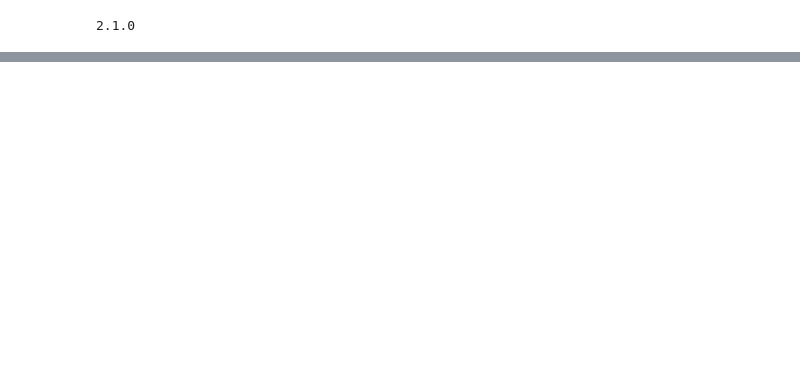
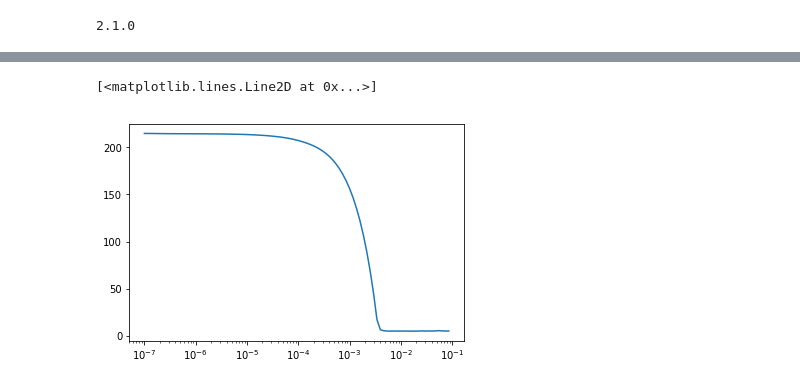
Before and after one commit to padmaja-kulkarni/MachineLearningAndAlgorithms, a Jupyter notebook: RNNTutorial/RNNTutorial.ipynb, the cells around one changed output, grey strips where cells are left out. Drawn from its saved outputs; the diff is of its cells as text; code cells hidden in the pictures; blank space fills up the shorter version.

```diff
--- a/RNNTutorial/RNNTutorial.ipynb
+++ b/RNNTutorial/RNNTutorial.ipynb
@@ -49,0 +154,23 @@ plt.plot(series)
+# %%
+'''
+Clear model of earlier versions.
+'''
+tf.keras.backend.clear_session()
+'''
+Create model
+'''
+
+model = tf.keras.models.Sequential([
+  tf.keras.layers.Lambda(lambda x: tf.expand_dims(x, axis=-1), ## RNN need extra dimesion of the data
+                      input_shape=[None]),
+  tf.keras.layers.SimpleRNN(64, return_sequences=True),
+  tf.keras.layers.SimpleRNN(64),
+  tf.keras.layers.Dense(1),])
+
+lr_schedule = tf.keras.callbacks.LearningRateScheduler(
+    lambda ep: 1e-7 * 10**(ep / 15))
+optimizer = tf.keras.optimizers.SGD(lr=1e-7, momentum=0.90)
+model.compile(loss=tf.keras.losses.mae,
+              optimizer=optimizer,
+              metrics=["mae"])
+history = model.fit(training_dataset, epochs=90, callbacks=[lr_schedule])
@@ -49,0 +195,5 @@ plt.plot(series)
+# %%
+plt.semilogx(history.history["lr"], history.history["loss"])
+# %% [output]
+[<matplotlib.lines.Line2D at 0x...>]
+[figure, added]
```
Also changed, not shown: parts of 9 cells of this notebook.
